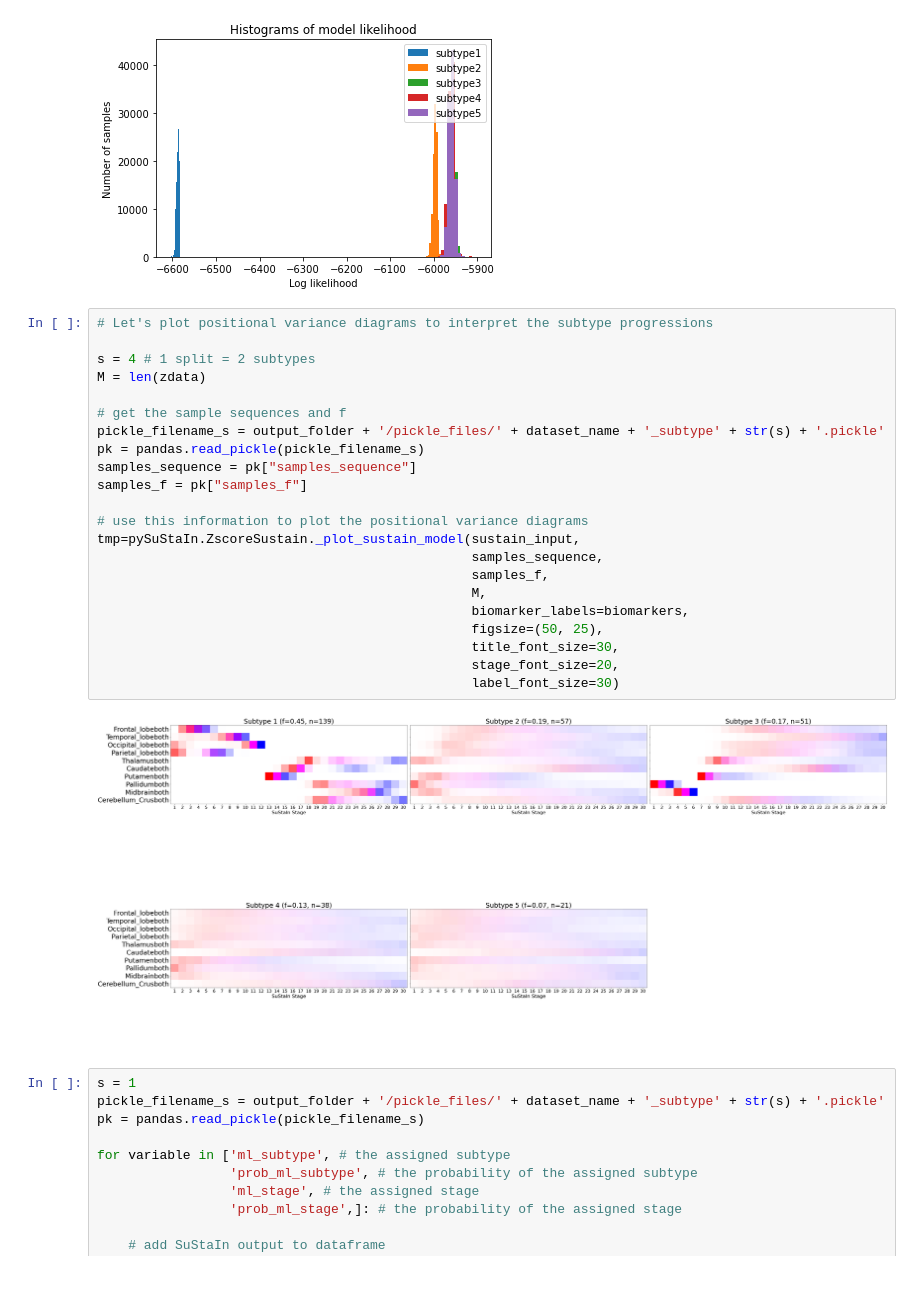
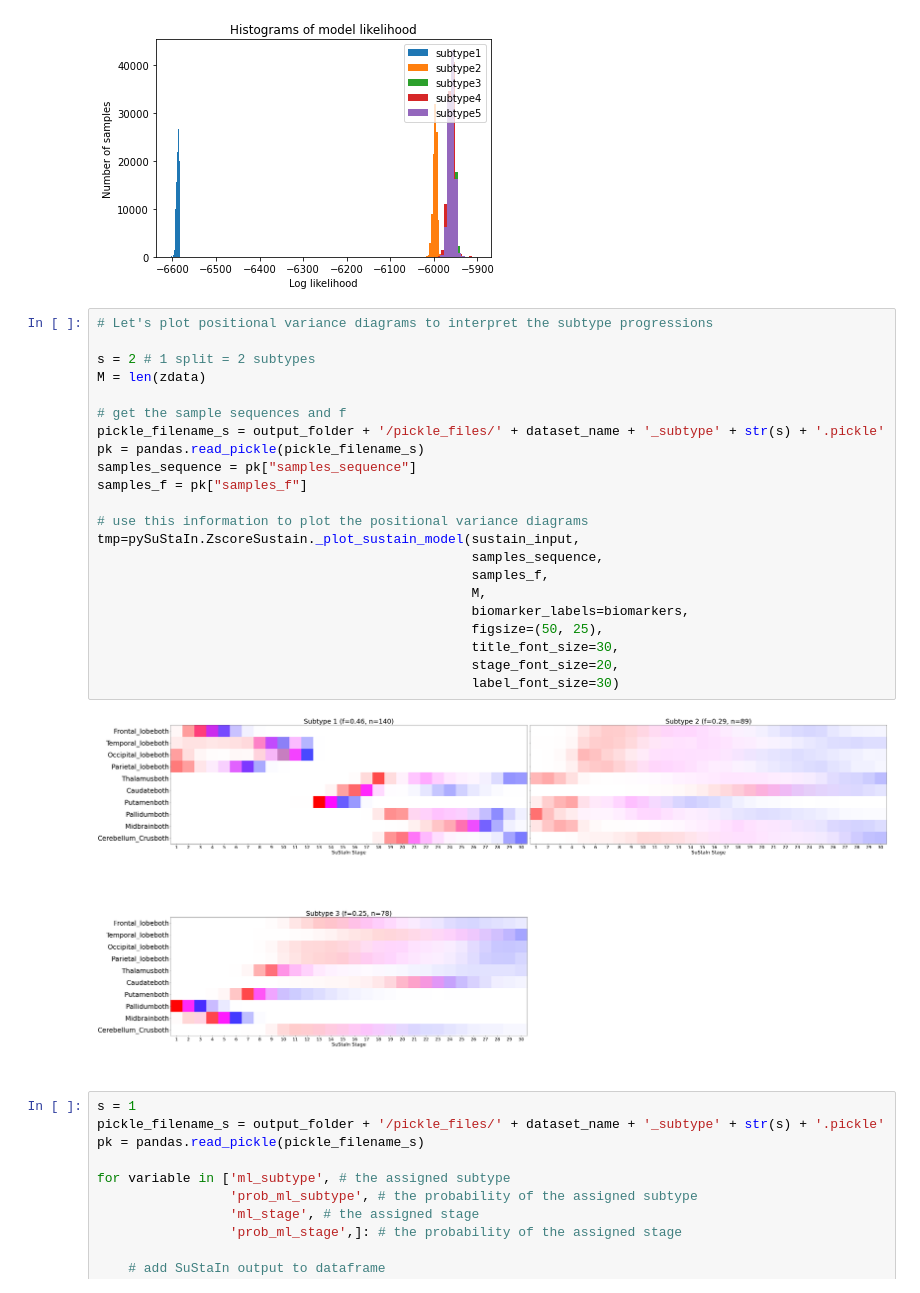
Before and after one commit to chingheng113/d2is, a Jupyter notebook: pySustain/kao.ipynb, the cells around one changed output. Drawn from its saved outputs; the diff is of its cells as text.

```diff
--- a/pySustain/kao.ipynb
+++ b/pySustain/kao.ipynb
@@ -196,27 +196,27 @@ for s in range(N_S_max):
 # %%
 # Let's plot positional variance diagrams to interpret the subtype progressions
 
-s = 4 # 1 split = 2 subtypes
+s = 2 # 1 split = 2 subtypes
 M = len(zdata)
 
 # get the sample sequences and f
 pickle_filename_s = output_folder + '/pickle_files/' + dataset_name + '_subtype' + str(s) + '.pickle'
 pk = pandas.read_pickle(pickle_filename_s)
 samples_sequence = pk["samples_sequence"]
 samples_f = pk["samples_f"]
 
 # use this information to plot the positional variance diagrams
 tmp=pySuStaIn.ZscoreSustain._plot_sustain_model(sustain_input,
                                                 samples_sequence,
                                                 samples_f,
                                                 M,
                                                 biomarker_labels=biomarkers,
                                                 figsize=(50, 25),
                                                 title_font_size=30,
                                                 stage_font_size=20,
                                                 label_font_size=30)
 # %% [output]
-[figure, old version]
+[figure, new version]
 # %%
 s = 1
 pickle_filename_s = output_folder + '/pickle_files/' + dataset_name + '_subtype' + str(s) + '.pickle'
```
Also changed, not shown: 1 other file.
